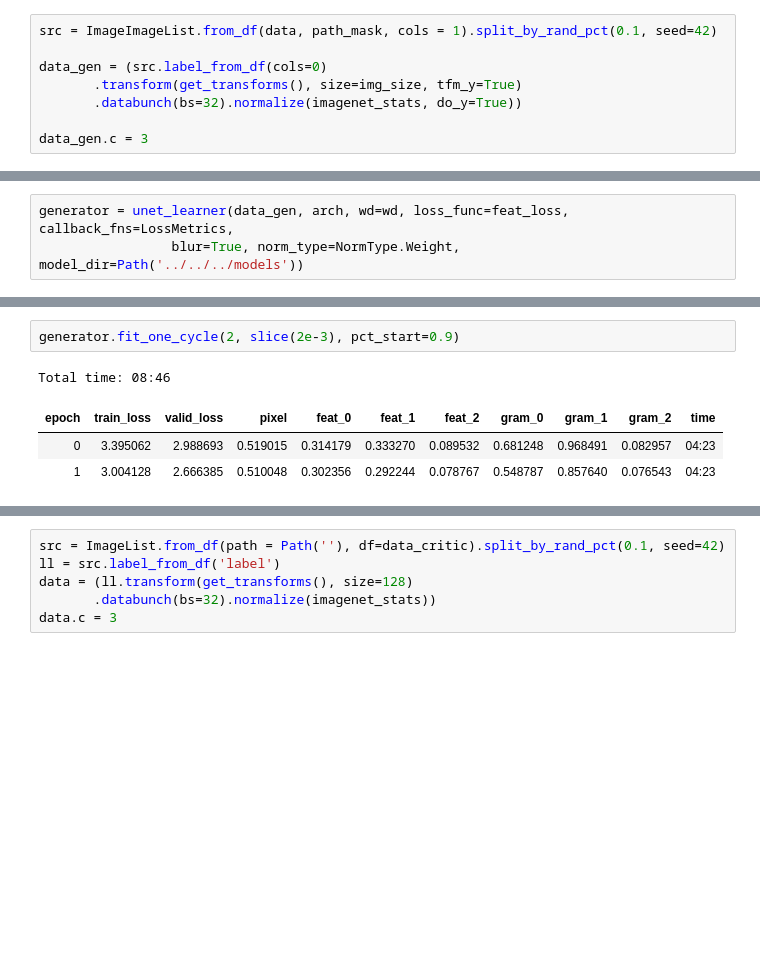
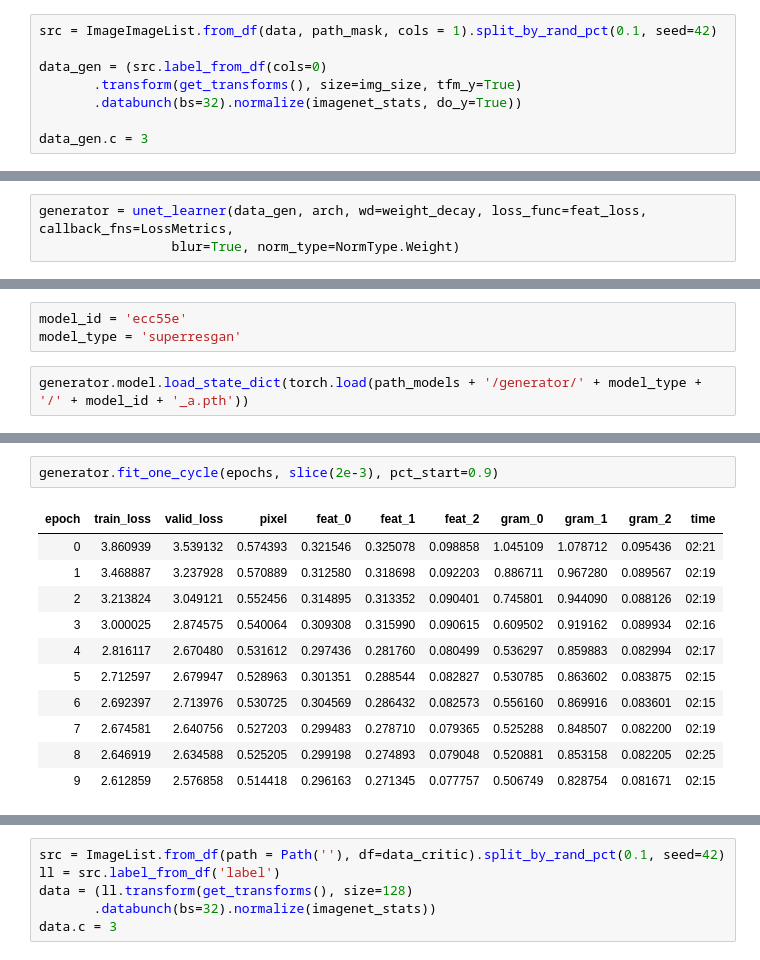
Before and after one commit to Fossen93/Project_DAT300, a Jupyter notebook: notebooks/superresgan.ipynb, the cells around one changed output, grey strips where cells are left out. Saved outputs shown, nothing was run; the diff lists cells and outputs as text; blank space fills up the shorter version.

Commit message:
superresgan

```diff
--- a/notebooks/superresgan.ipynb
+++ b/notebooks/superresgan.ipynb
@@ -72,3 +74,3 @@ wd = 1e-3
 # %%
-generator = unet_learner(data_gen, arch, wd=wd, loss_func=feat_loss, callback_fns=LossMetrics,
-                 blur=True, norm_type=NormType.Weight, model_dir=Path('../../../models'))
+generator = unet_learner(data_gen, arch, wd=weight_decay, loss_func=feat_loss, callback_fns=LossMetrics,
+                 blur=True, norm_type=NormType.Weight)
@@ -76,0 +86,5 @@ Pretrain generator
+# %%
+model_id = 'ecc55e'
+model_type = 'superresgan'
+# %%
+generator.model.load_state_dict(torch.load(path_models + '/generator/' + model_type + '/' + model_id + '_a.pth'))
@@ -81,9 +109,16 @@ gc.collect()
 # %%
-generator.fit_one_cycle(2, slice(2e-3), pct_start=0.9)
+generator.fit_one_cycle(epochs, slice(2e-3), pct_start=0.9)
 # %% [output]
-Total time: 08:46
 | epoch | train_loss | valid_loss | pixel | feat_0 | feat_1 | feat_2 | gram_0 | gram_1 | gram_2 | time |
-| 0 | 3.395062 | 2.988693 | 0.519015 | 0.314179 | 0.333270 | 0.089532 | 0.681248 | 0.968491 | 0.082957 | 04:23 |
-| 1 | 3.004128 | 2.666385 | 0.510048 | 0.302356 | 0.292244 | 0.078767 | 0.548787 | 0.857640 | 0.076543 | 04:23 |
+| 0 | 3.860939 | 3.539132 | 0.574393 | 0.321546 | 0.325078 | 0.098858 | 1.045109 | 1.078712 | 0.095436 | 02:21 |
+| 1 | 3.468887 | 3.237928 | 0.570889 | 0.312580 | 0.318698 | 0.092203 | 0.886711 | 0.967280 | 0.089567 | 02:19 |
+| 2 | 3.213824 | 3.049121 | 0.552456 | 0.314895 | 0.313352 | 0.090401 | 0.745801 | 0.944090 | 0.088126 | 02:19 |
+| 3 | 3.000025 | 2.874575 | 0.540064 | 0.309308 | 0.315990 | 0.090615 | 0.609502 | 0.919162 | 0.089934 | 02:16 |
+| 4 | 2.816117 | 2.670480 | 0.531612 | 0.297436 | 0.281760 | 0.080499 | 0.536297 | 0.859883 | 0.082994 | 02:17 |
+| 5 | 2.712597 | 2.679947 | 0.528963 | 0.301351 | 0.288544 | 0.082827 | 0.530785 | 0.863602 | 0.083875 | 02:15 |
+| 6 | 2.692397 | 2.713976 | 0.530725 | 0.304569 | 0.286432 | 0.082573 | 0.556160 | 0.869916 | 0.083601 | 02:15 |
+| 7 | 2.674581 | 2.640756 | 0.527203 | 0.299483 | 0.278710 | 0.079365 | 0.525288 | 0.848507 | 0.082200 | 02:19 |
+| 8 | 2.646919 | 2.634588 | 0.525205 | 0.299198 | 0.274893 | 0.079048 | 0.520881 | 0.853158 | 0.082205 | 02:25 |
+| 9 | 2.612859 | 2.576858 | 0.514418 | 0.296163 | 0.271345 | 0.077757 | 0.506749 | 0.828754 | 0.081671 | 02:15 |
 # %%
 generator.unfreeze()
```
Also changed, not shown: parts of 98 cells of this notebook, 5 other files.
